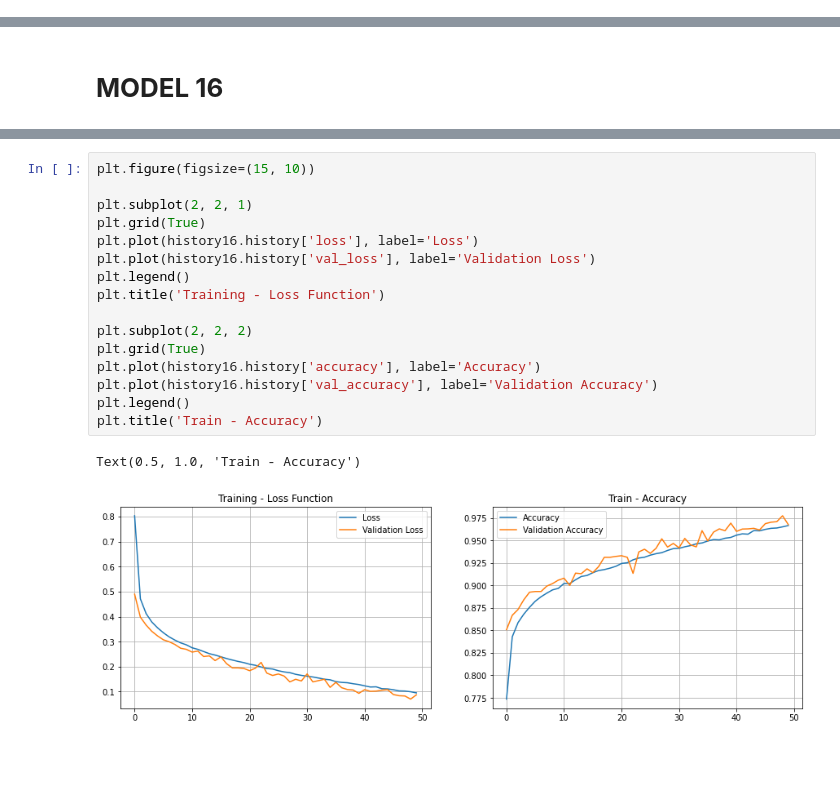
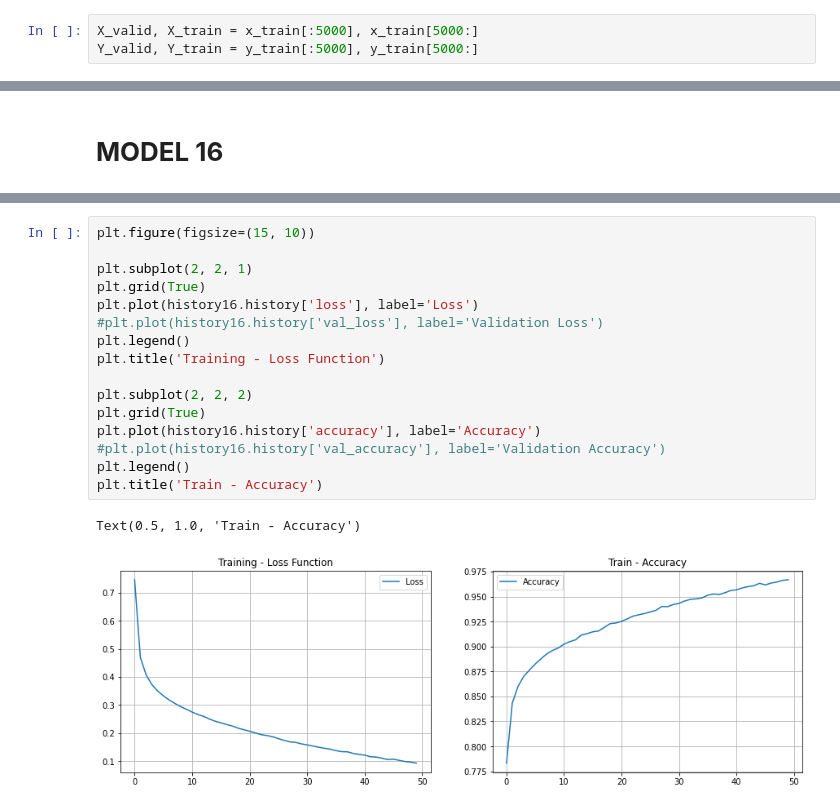
Before and after one commit to vineet891/DL-Assignment, a Jupyter notebook: Assignment1.ipynb, the cells around one changed output, grey strips where cells are left out. Drawn from its saved outputs; the diff is of its cells as text; blank space fills up the shorter version.

```diff
--- a/Assignment1.ipynb
+++ b/Assignment1.ipynb
@@ -53,6 +53,9 @@ plt.show()
 # one hot encoding the target variable
 y_train = to_categorical(y_train, 10)
 y_test = to_categorical(y_test, 10)
+# %%
+X_valid, X_train = x_train[:5000], x_train[5000:]
+Y_valid, Y_train = y_train[:5000], y_train[5000:]
 # %% [markdown]
 # **MODEL 1**
 # %%
@@ -553,22 +648,22 @@ Epoch 50/50
 # %%
 plt.figure(figsize=(15, 10))
 
 plt.subplot(2, 2, 1)
 plt.grid(True)
 plt.plot(history16.history['loss'], label='Loss')
-plt.plot(history16.history['val_loss'], label='Validation Loss')
+#plt.plot(history16.history['val_loss'], label='Validation Loss')
 plt.legend()
 plt.title('Training - Loss Function')
 
 plt.subplot(2, 2, 2)
 plt.grid(True)
 plt.plot(history16.history['accuracy'], label='Accuracy')
-plt.plot(history16.history['val_accuracy'], label='Validation Accuracy')
+#plt.plot(history16.history['val_accuracy'], label='Validation Accuracy')
 plt.legend()
 plt.title('Train - Accuracy')
 # %% [output]
 Text(0.5, 1.0, 'Train - Accuracy')
-[figure, old version]
+[figure, new version]
 # %%
 model16.evaluate(x_test, y_test)
 # %% [output]
```
Also changed, not shown: parts of 7 cells of this notebook.
